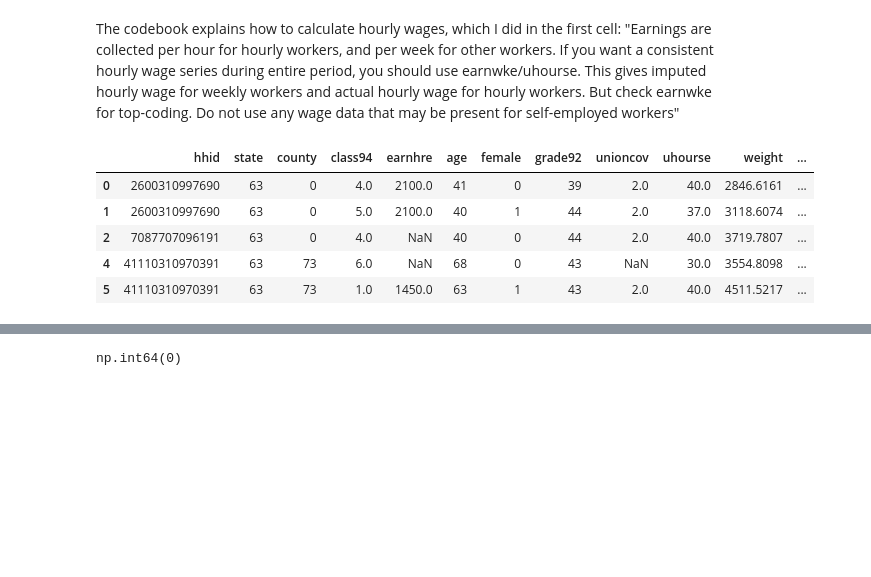
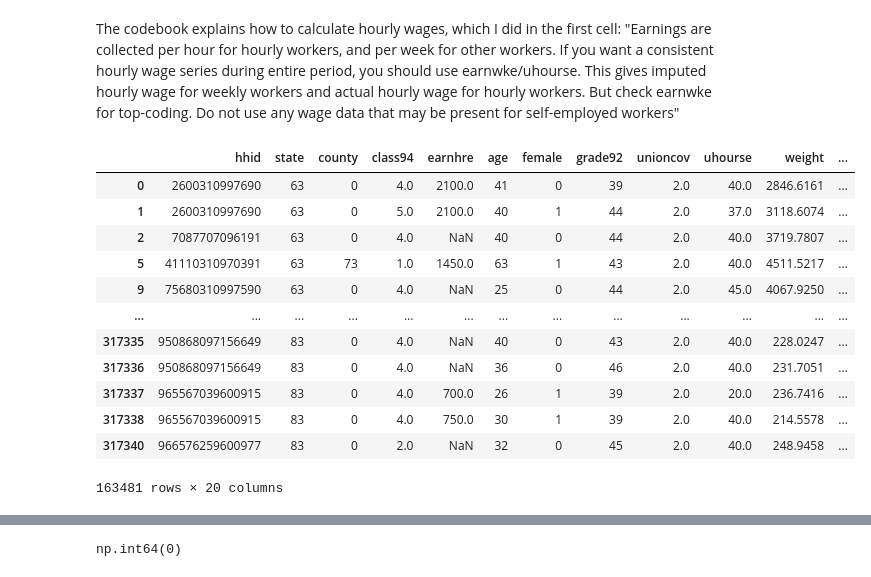
Before and after one commit to vedikabar/pdi_pensions, a Jupyter notebook: notebooks/CPS_MORG_R.ipynb, the cells around one changed output, grey strips where cells are left out. Cells and saved outputs as stored; diff of their text form; code cells hidden in the pictures; blank space fills up the shorter version.

```diff
--- a/notebooks/CPS_MORG_R.ipynb
+++ b/notebooks/CPS_MORG_R.ipynb
@@ -16,4 +37,5 @@ df.head()
 #why does uhourse have a -4??
 df.value_counts('uhourse')
 df = df[df['uhourse'] > 0]
+df = df[df['earnwke'] > 0]
 #hadtouseuhourse>0toavoidhourylwagebeinginfinity
@@ -51,12 +75,19 @@ df = pd.concat([df, new_cols], axis=1)
 # %% [markdown]
 The codebook explains how to calculate hourly wages, which I did in the first cell: "Earnings are collected per hour for hourly workers, and per week for other workers. If you want a consistent hourly wage series during entire period, you should use earnwke/uhourse. This gives imputed hourly wage for weekly workers and actual hourly wage for hourly workers. But check earnwke for top-coding. Do not use any wage data that may be present for self-employed workers"
 # %%
-smaller_df = df[['hhid', 'state', 'county', 'class94', 'earnhre', 'age', 'female', 'grade92', 'unioncov', 'uhourse', 'weight', 'hourly_wage', 'log_hourly', 'age_le_30', 'age_ge_55', 'no_hs_diploma', 'hs_some_college', 'college', 'post_college']]
-smaller_df.head()
+smaller_df = df[['hhid', 'state', 'county', 'class94', 'earnhre', 'age', 'female', 'grade92', 'unioncov', 'uhourse', 'weight', 'hourly_wage', 'log_hourly', 'age_le_30', 'age_ge_55', 'no_hs_diploma', 'hs_some_college', 'college', 'post_college', 'earnwke']]
+smaller_df
 # %% [output]
 |  | hhid | state | county | class94 | earnhre | age | female | grade92 | unioncov | uhourse | weight | ... |
 | 0 | 2600310997690 | 63 | 0 | 4.0 | 2100.0 | 41 | 0 | 39 | 2.0 | 40.0 | 2846.6161 | ... |
 | 1 | 2600310997690 | 63 | 0 | 5.0 | 2100.0 | 40 | 1 | 44 | 2.0 | 37.0 | 3118.6074 | ... |
 | 2 | 7087707096191 | 63 | 0 | 4.0 | NaN | 40 | 0 | 44 | 2.0 | 40.0 | 3719.7807 | ... |
-| 4 | 41110310970391 | 63 | 73 | 6.0 | NaN | 68 | 0 | 43 | NaN | 30.0 | 3554.8098 | ... |
 | 5 | 41110310970391 | 63 | 73 | 1.0 | 1450.0 | 63 | 1 | 43 | 2.0 | 40.0 | 4511.5217 | ... |
+| 9 | 75680310997590 | 63 | 0 | 4.0 | NaN | 25 | 0 | 44 | 2.0 | 45.0 | 4067.9250 | ... |
+| ... | ... | ... | ... | ... | ... | ... | ... | ... | ... | ... | ... | ... |
+| 317335 | 950868097156649 | 83 | 0 | 4.0 | NaN | 40 | 0 | 43 | 2.0 | 40.0 | 228.0247 | ... |
+| 317336 | 950868097156649 | 83 | 0 | 4.0 | NaN | 36 | 0 | 46 | 2.0 | 40.0 | 231.7051 | ... |
+| 317337 | 965567039600915 | 83 | 0 | 4.0 | 700.0 | 26 | 1 | 39 | 2.0 | 20.0 | 236.7416 | ... |
+| 317338 | 965567039600915 | 83 | 0 | 4.0 | 750.0 | 30 | 1 | 39 | 2.0 | 40.0 | 214.5578 | ... |
+| 317340 | 966576259600977 | 83 | 0 | 2.0 | NaN | 32 | 0 | 45 | 2.0 | 40.0 | 248.9458 | ... |
+163481 rows × 20 columns
```
Also changed, not shown: parts of 20 cells of this notebook.
